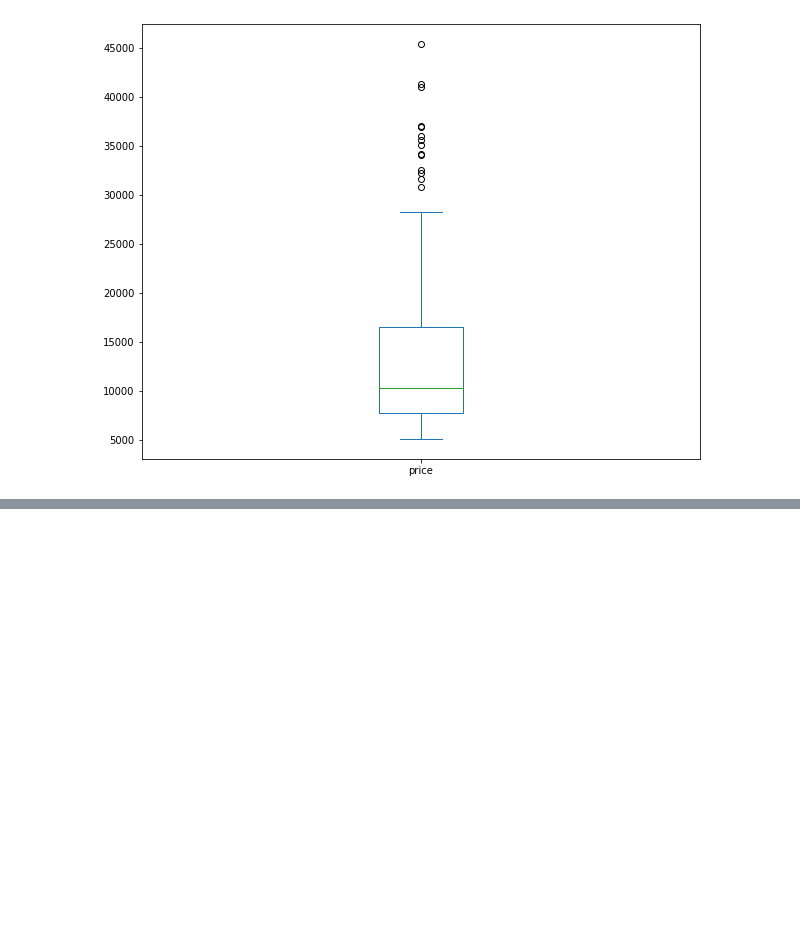
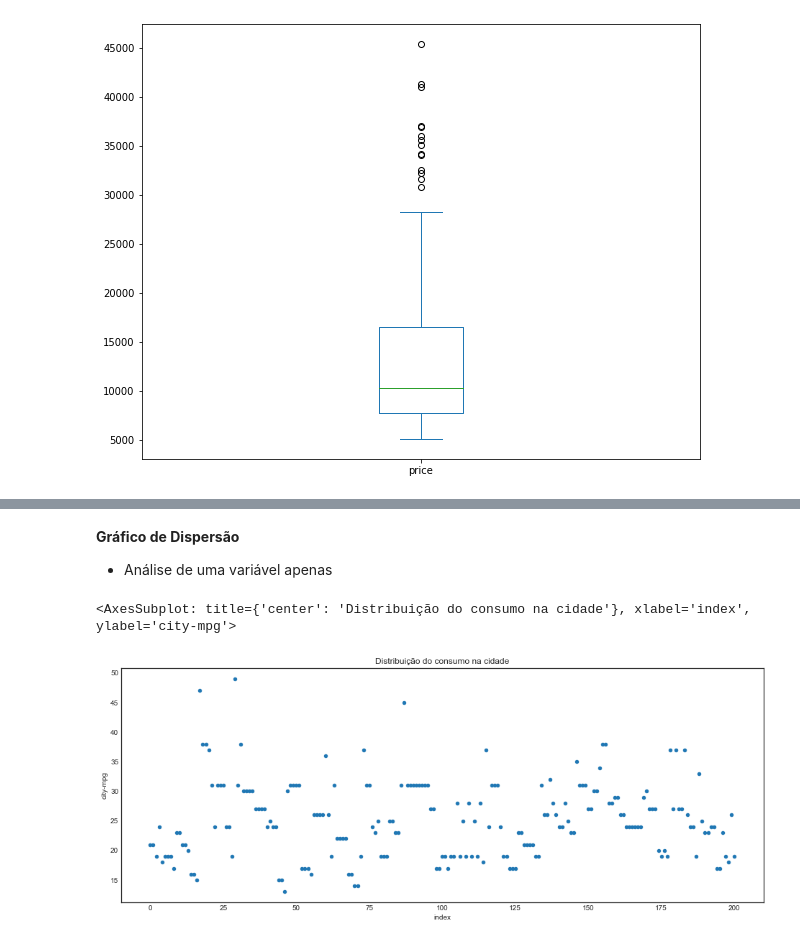
Before and after one commit to EduPekUfpr/PPGOLD7037, a Jupyter notebook: 02-DS_PPGOLD_AnaliseDescritiva/DS_PPGOLD_Aula02_AnaliseDescritiva.ipynb, the cells around one changed output, grey strips where cells are left out. Saved outputs shown, nothing was run; the diff lists cells and outputs as text; code cells hidden in the pictures; blank space fills up the shorter version.

```diff
--- a/02-DS_PPGOLD_AnaliseDescritiva/DS_PPGOLD_Aula02_AnaliseDescritiva.ipynb
+++ b/02-DS_PPGOLD_AnaliseDescritiva/DS_PPGOLD_Aula02_AnaliseDescritiva.ipynb
@@ -237,0 +336,9 @@ df['price'].plot(kind='box',figsize=(10,8))
+# %% [markdown]
+**Gráfico de Dispersão**
+* Análise de uma variável apenas
+# %%
+df_dispersao_uni = df['city-mpg'].to_frame().reset_index()
+df_dispersao_uni.plot(kind='scatter',x='index',y='city-mpg',title="Distribuição do consumo na cidade",figsize=(16,6))
+# %% [output]
+<AxesSubplot: title={'center': 'Distribuição do consumo na cidade'}, xlabel='index', ylabel='city-mpg'>
+[figure, added]
```
Also changed, not shown: parts of 28 cells of this notebook, 2 other files.
